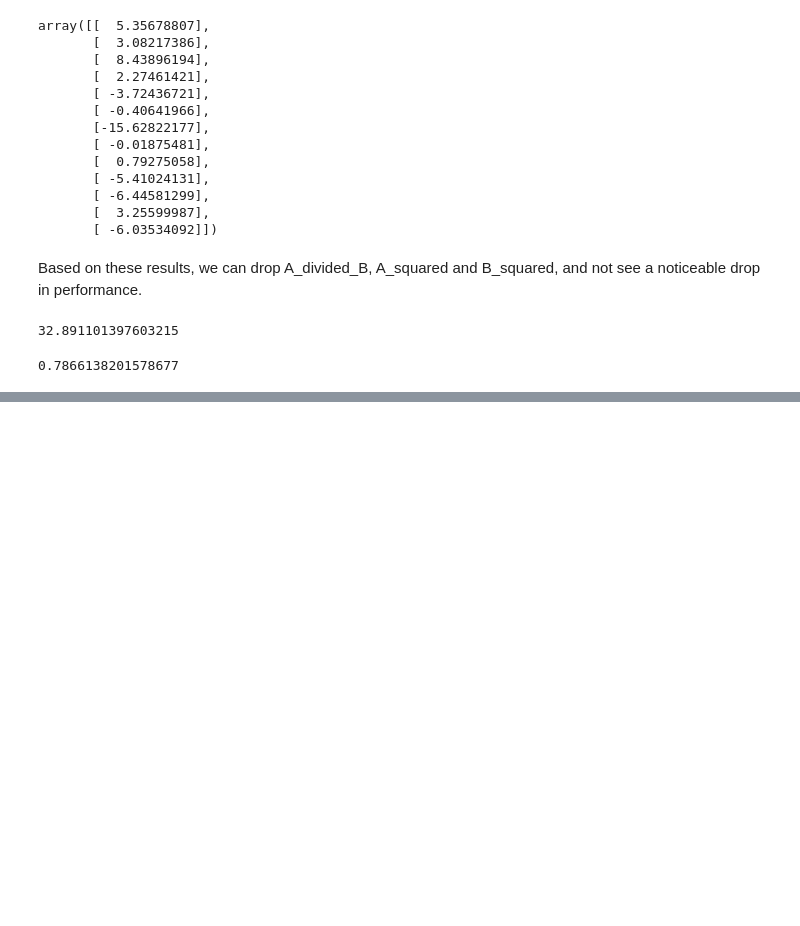
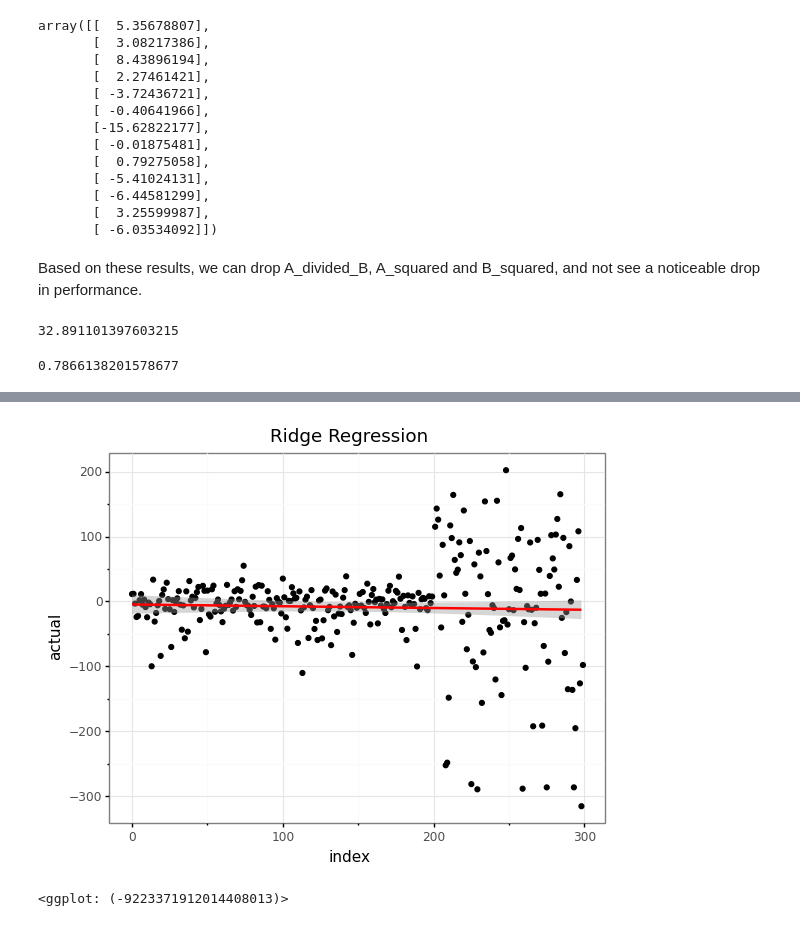
Before and after one commit to ConorMcNamara/Molocco, a Jupyter notebook: Moloco DS Question 2.ipynb, the cells around one changed output, grey strips where cells are left out. Saved outputs shown, nothing was run; the diff lists cells and outputs as text; code cells hidden in the pictures; blank space fills up the shorter version.

```diff
--- a/Moloco DS Question 2.ipynb
+++ b/Moloco DS Question 2.ipynb
@@ -313,0 +314,7 @@ actual_v_pred.columns = ['index', 'actual', 'linear', 'ridge']
+# %%
+(ggplot(data=actual_v_pred) + geom_point(mapping=aes(x='index', y='actual'), color='black') +
+ geom_smooth(mapping=aes(x='index', y='ridge'), color='red', method='lm') + theme_bw() +
+ ggtitle("Ridge Regression"))
+# %% [output]
+[figure, added]
+<ggplot: (-9223371912014408013)>
```
Also changed, not shown: parts of 1 cell of this notebook.
